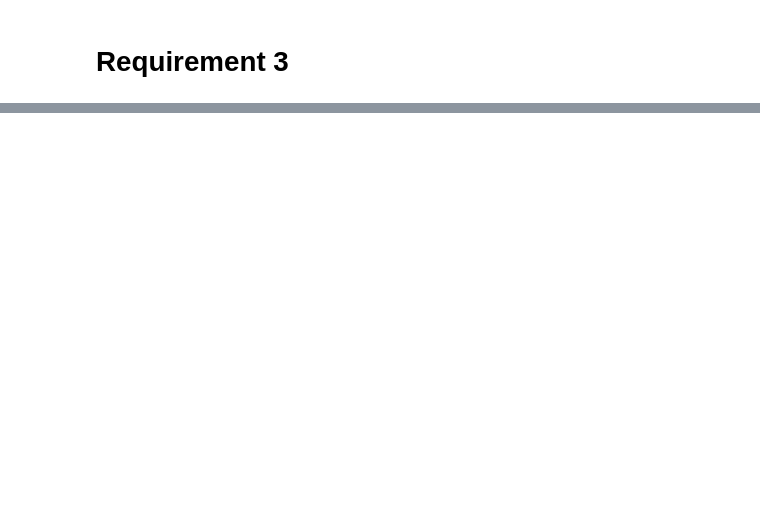
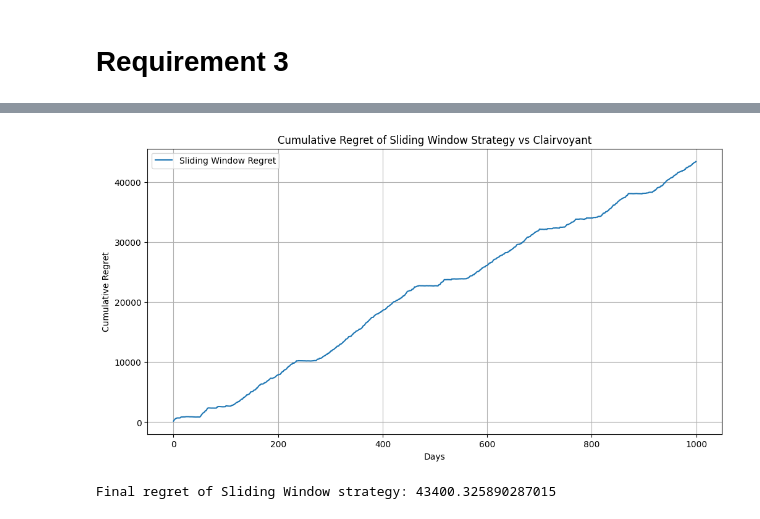
Before and after one commit to mvarenneensta/OLA24, a Jupyter notebook: req3.ipynb, the cells around one changed output, grey strips where cells are left out. Drawn from its saved outputs; the diff is of its cells as text; code cells hidden in the pictures; blank space fills up the shorter version.

```diff
--- a/req3.ipynb
+++ b/req3.ipynb
@@ -161,0 +222,23 @@ Total revenue for CUSUM strategy: 15628.244807136212
+# %%
+# Calculate cumulative rewards for both strategies
+cumulative_sliding_window = np.cumsum([p * environment.get_demand(d, p) for d, p in enumerate(sliding_window_prices)])
+cumulative_clairvoyant = np.cumsum([p * environment.get_demand(d, p) for d, p in enumerate(clairvoyant_prices)])
+
+# Calculate regret
+regret = cumulative_clairvoyant - cumulative_sliding_window
+
+# Plot regret
+plt.figure(figsize=(12, 6))
+plt.plot(regret, label='Sliding Window Regret')
+plt.title('Cumulative Regret of Sliding Window Strategy vs Clairvoyant')
+plt.xlabel('Days')
+plt.ylabel('Cumulative Regret')
+plt.legend()
+plt.grid(True)
+plt.show()
+
+# Print final regret
+print(f"Final regret of Sliding Window strategy: {regret[-1]}")
+# %% [output]
+[figure, added]
+Final regret of Sliding Window strategy: 43400.325890287015
```
Also changed, not shown: parts of 6 cells of this notebook.
